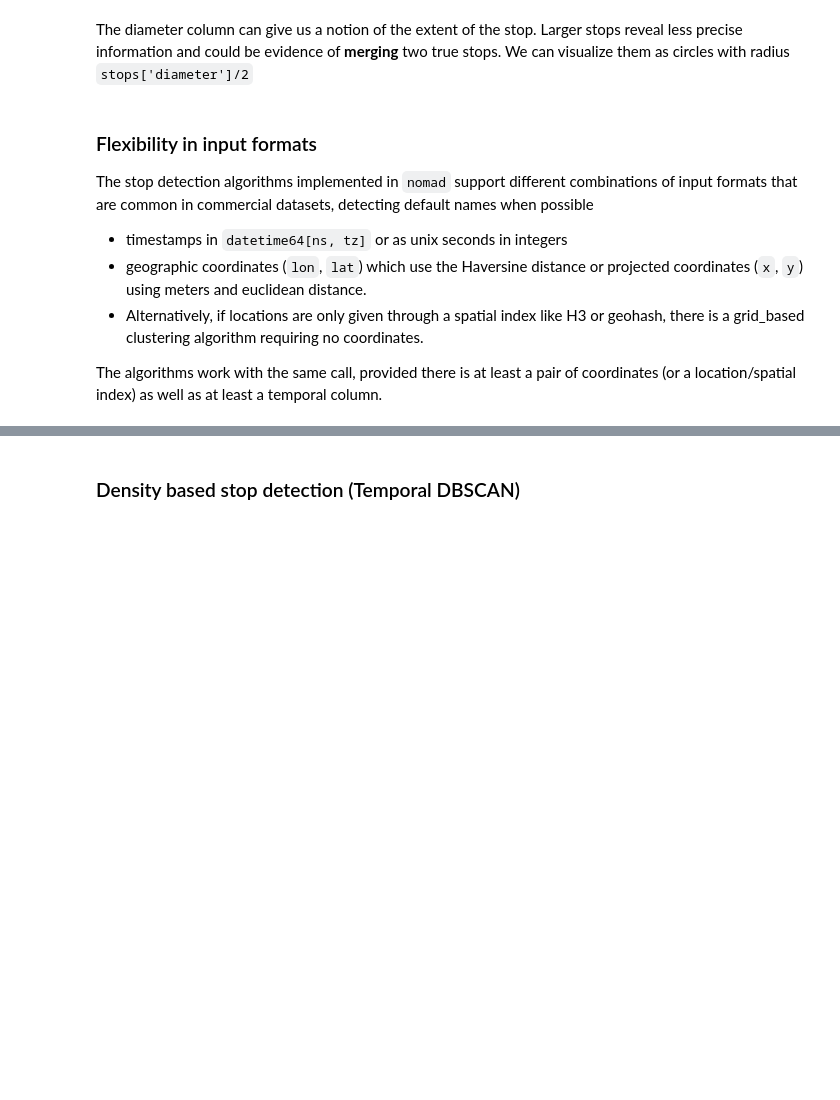
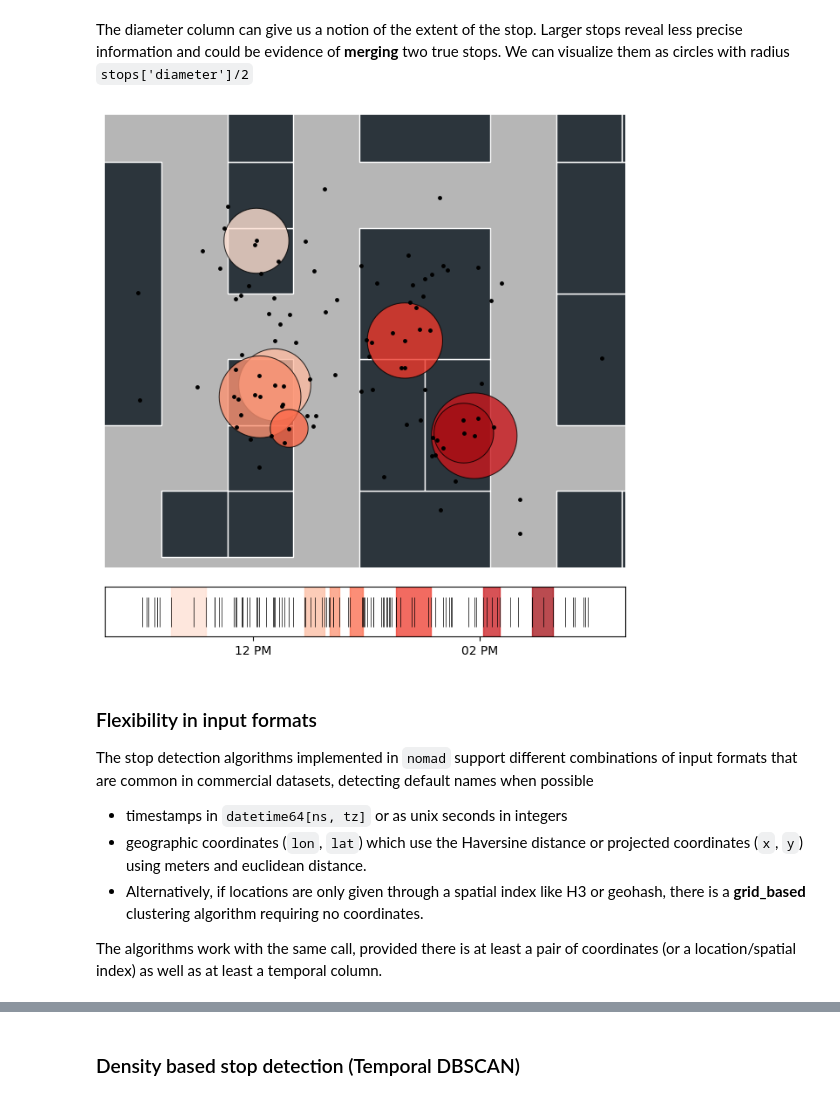
Before and after one commit to Watts-Lab/nomad, a Jupyter notebook: tutorials/IC2S2-2025/[3]stop-detection.ipynb, the cells around one changed output, grey strips where cells are left out. Cells and saved outputs as stored; diff of their text form; code cells hidden in the pictures; blank space fills up the shorter version.

```diff
--- a/tutorials/IC2S2-2025/[3]stop-detection.ipynb
+++ b/tutorials/IC2S2-2025/[3]stop-detection.ipynb
@@ -139,27 +146,29 @@ The diameter column can give us a notion of the extent of the stop. Larger stops
 # %%
 fig, (ax_map, ax_barcode) = plt.subplots(2, 1, figsize=(6,6.5),
                                          gridspec_kw={'height_ratios':[10,1]})
 
 shp_plt.plot_polygon(outer_box, ax=ax_map, add_points=False, color='#0e0e0e')
 city.plot(ax=ax_map, edgecolor='white', linewidth=1, color='#2c353c')
 
 plot_stops(stops, ax=ax_map, cmap='Reds', x='dev_x', y='dev_y')
-plot_pings(traj, ax=ax_map, radius=1, point_color='black', cmap='twilight', traj_cols=tc)
+plot_pings(traj, ax=ax_map, s=6, point_color='black', cmap='twilight', traj_cols=tc)
 
 adjust_zoom(stops['dev_x'], stops['dev_y'], buffer=1.4, ax=ax_map)
 ax_map.set_axis_off()
 
 plot_time_barcode(traj[tc['timestamp']], ax=ax_barcode, set_xlim=True)
 plot_stops_barcode(stops, ax=ax_barcode, cmap='Reds', set_xlim=False, x='x', y='y', timestamp='unix_ts')
 
 plt.tight_layout(pad=0.1)
 plt.show()
+# %% [output]
+[figure, added]
 # %% [markdown]
 ### Flexibility in input formats
 
 The stop detection algorithms implemented in `nomad` support different combinations of input formats that are common in commercial datasets, detecting default names when possible
 - timestamps in `datetime64[ns, tz]` or as unix seconds in integers
 - geographic coordinates (`lon`, `lat`) which use the Haversine distance or projected coordinates (`x`, `y`) using meters and euclidean distance.
-- Alternatively, if locations are only given through a spatial index like H3 or geohash, there is a grid_based clustering algorithm requiring no coordinates.
+- Alternatively, if locations are only given through a spatial index like H3 or geohash, there is a **grid_based** clustering algorithm requiring no coordinates.
 
 The algorithms work with the same call, provided there is at least a pair of coordinates (or a location/spatial index) as well as at least a temporal column.
```
Also changed, not shown: parts of 45 cells of this notebook, 3 other files.
